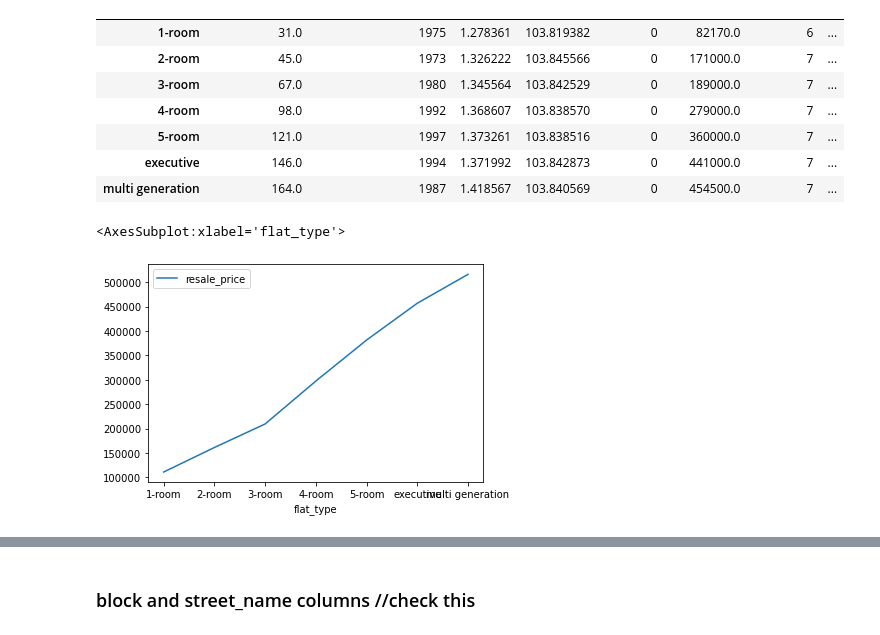
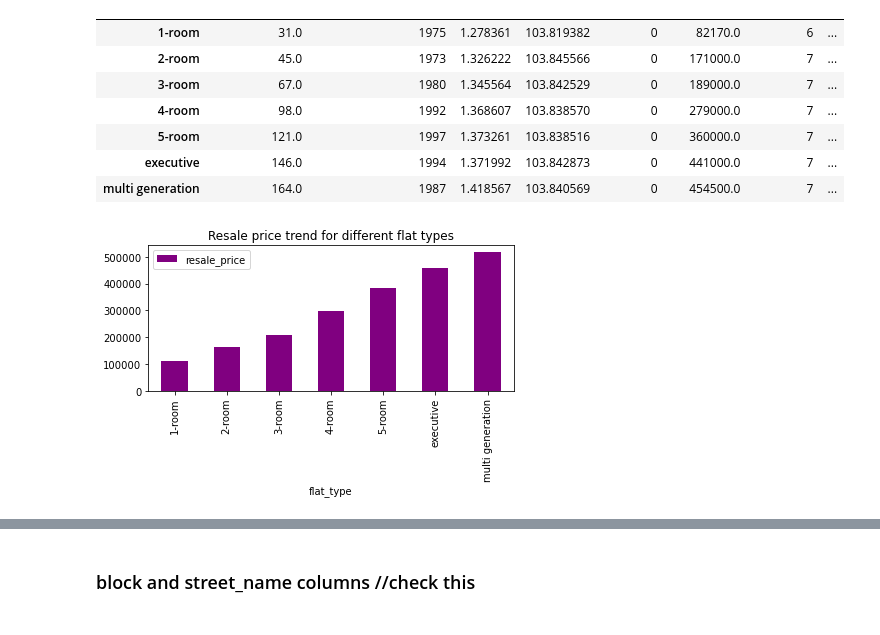
Before and after one commit to dheeraj-sn/hdb_resale_price_prediction, a Jupyter notebook: EDA and Pre-processing.ipynb, the cells around one changed output, grey strips where cells are left out. Saved outputs shown, nothing was run; the diff lists cells and outputs as text; code cells hidden in the pictures.

```diff
--- a/EDA and Pre-processing.ipynb
+++ b/EDA and Pre-processing.ipynb
@@ -253,7 +308,8 @@ train_df.groupby(['flat_type']).median()
 | multi generation | 164.0 | 1987 | 1.418567 | 103.840569 | 0 | 454500.0 | 7 | ... |
 # %%
 df_flat_type = train_df.groupby(['flat_type'],as_index=True).mean()[['resale_price']]
-df_flat_type.plot(kind='line')
+df_flat_type.plot(kind='bar',title="Resale price trend for different flat types",color='purple')
+plt.tight_layout()
+#plt.savefig("./flat_type_trend.tiff",dpi=300)
 # %% [output]
-<AxesSubplot:xlabel='flat_type'>
-[figure, old version]
+[figure, new version]
```
Also changed, not shown: parts of 18 cells of this notebook, 1 other file.
